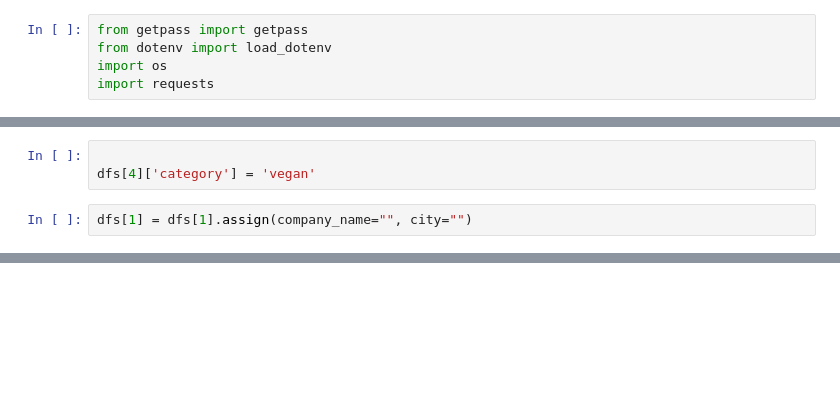
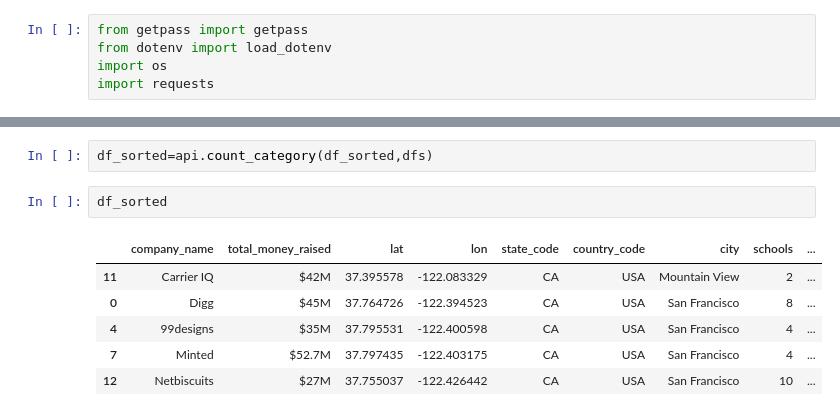
Before and after one commit to miguelpalospou/Project-III---Geo, a Jupyter notebook: mongo.ipynb, the cells around one changed output, grey strips where cells are left out. Drawn from its saved outputs; the diff is of its cells as text; blank space fills up the shorter version.

```diff
--- a/mongo.ipynb
+++ b/mongo.ipynb
@@ -182,5 +122,0 @@ def categories():
-# %%
-
-dfs[4]['category'] = 'vegan'
-# %%
-dfs[1] = dfs[1].assign(company_name="", city="")
@@ -187 +126,12 @@ dfs[1] = dfs[1].assign(company_name="", city="")
+# %%
+df_sorted=api.count_category(df_sorted,dfs)
+# %%
+df_sorted
+# %% [output]
+|  | company_name | total_money_raised | lat | lon | state_code | country_code | city | schools | ... |
+| 11 | Carrier IQ | $42M | 37.395578 | -122.083329 | CA | USA | Mountain View | 2 | ... |
+| 0 | Digg | $45M | 37.764726 | -122.394523 | CA | USA | San Francisco | 8 | ... |
+| 4 | 99designs | $35M | 37.795531 | -122.400598 | CA | USA | San Francisco | 4 | ... |
+| 7 | Minted | $52.7M | 37.797435 | -122.403175 | CA | USA | San Francisco | 4 | ... |
+| 12 | Netbiscuits | $27M | 37.755037 | -122.426442 | CA | USA | San Francisco | 10 | ... |
 # %%
```
Also changed, not shown: parts of 12 cells of this notebook, 2 other files.
